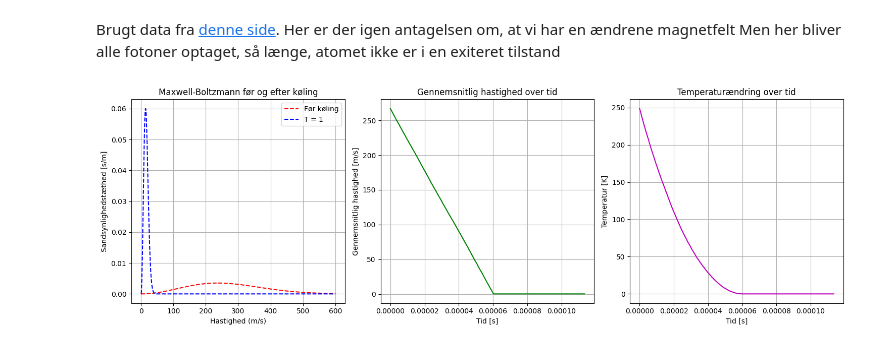
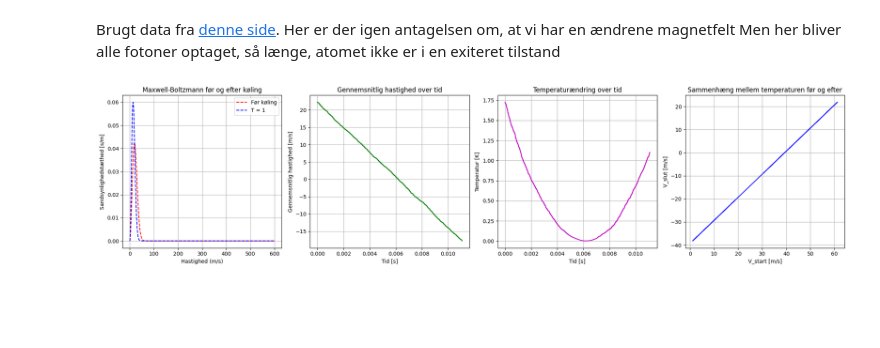
Before and after one commit to madsananhansen/Dopplerk-ling, a Jupyter notebook: Laserkøling.ipynb, the cells around one changed output. Drawn from its saved outputs; the diff is of its cells as text; code cells hidden in the pictures; blank space fills up the shorter version.

```diff
--- a/Laserkøling.ipynb
+++ b/Laserkøling.ipynb
@@ -75,14 +75,17 @@ import matplotlib.pyplot as plt
 # Konstanter
 k_B = 1.38e-23 # Boltzmanns konstant (J/K)
 h = 6.626e-34 # Plancks konstant (J·s)
-hbar = h/2*np.pi # Planks reduceret konstnt (J·s)
+hbar = h/(2*np.pi) # Planks reduceret konstnt (J·s)
 m = 1.443e-25 # Masse af et Rb87 atom (kg)
-T = 21 + 273.15 # Temperatur (K)
+T =  2 # Temperatur (K)
 lambda_laser = 461e-9  # Laserbølgelængde (m)
 c = 3e8 # Lysets hastighed (m/s)
 tau = 2.27e-9 # Levetid i exiterede tilstand (s)
 Gamma = 3.610e7 # Naturlig linjebredde (Hz)
 TD = 146e-6 # Doppler limit (K)
+s0 = 0.1 # Styrken af laseren (enhedløs)
+delta = -Gamma # Detuningen (Hz)
+v_start = np.sqrt((3*k_B*T)/m)
 v_min = np.sqrt((3*k_B*TD)/m)
 
 p_foton = h / lambda_laser  # Bevægelsesmængde af en foton (kg·m/s)
@@ -95,6 +98,8 @@ def maxwell_boltzmann(v, T, m):
 def calculate_temperature(v_atoms):
     return (m * (np.mean(v_atoms)**2) / (3 * k_B))
 
+def calculate_prob(delta):
+    return s0/(1+s0+(2*delta/Gamma)**2)
 
 v_vals = np.linspace(0, 600, 10000)  # Hastighedsinterval i m/s
 prob_vals = maxwell_boltzmann(v_vals, T, m)
@@ -105,65 +110,85 @@ prob_vals /= np.trapezoid(prob_vals, v_vals)  # Normalisering af fordelingen
 v_atoms = np.random.choice(v_vals, size=10000, p=prob_vals/np.sum(prob_vals))
 
 # Iterer kølingsprocessen
-num_steps = 50000
+num_steps = 200000
+start_v = np.array(v_atoms)
+slut_v = np.array(v_atoms)
 mean_v = []
 temperatures = []
 
 for steps in range(num_steps):
-    # Påvirkning fra fotonens bevægelsesmængde
-    Delta_v = p_foton / m  # Hastighedsændring pr. foton
-    v_atoms -= Delta_v  # Ændingen i hastighed ved absorption
 
-    # Tilfældig emission (ensartet i alle retninger)
-    direction = random.choice([-1,1]) # Bestemmer en tilfældig retning, hvor -1 er fremad, og 1 er tilbage
-    if direction == 1:
-        v_atoms -= Delta_v
-    else:
-        v_atoms += Delta_v
+    prob_abs = calculate_prob(delta)
+    if  random.rand(1) <= prob_abs:
+        # Påvirkning fra fotonens bevægelsesmængde
+        Delta_v = p_foton / m  # Hastighedsændring pr. foton
+        v_atoms -= Delta_v  # Ændingen i hastighed ved absorption
 
-    if np.mean(v_atoms) > v_min:
+        # Tilfældig emission (ensartet i alle retninger)
+        direction = random.choice([-1,1]) # Bestemmer en tilfældig retning, hvor -1 er fremad, og 1 er tilbage
+        if direction == 1:
+            v_atoms -= Delta_v
+        else:
+            v_atoms += Delta_v
+
+        for i in range(len(slut_v)):
+            # Jeg tager ikke højde for emission
+            slut_v[i] -= Delta_v
+
         mean_v.append(np.mean(v_atoms))
         temperature = calculate_temperature(v_atoms) # Beregn temperatur
         temperatures.append(temperature)
+
     else:
-        temperatures.append(TD)
-        mean_v.append(v_min)
+        mean_v.append(np.mean(v_atoms))
+        temperature = calculate_temperature(v_atoms) # Beregn temperatur
+        temperatures.append(temperature)
 
-time = np.linspace(0, len(mean_v) * tau, len(mean_v))
+
+
+
+time = np.linspace(0, len(mean_v) * (2/Gamma), len(mean_v))
 
 # Finder Maxwell-Bosemann fordelingen for atomerne ved dens sluttemperatur
 NT = temperatures[-1]
 Nprob_vals = maxwell_boltzmann(v_vals, 1, m)
 Nprob_vals /= np.trapezoid(Nprob_vals, v_vals)  # Normalisering af fordelingen
 #Nprob_vals = Nprob_vals*100 # Omregner til procent
 
 # Plot resultatet
-plt.figure(figsize=(15, 5))
-plt.subplot(1, 3, 1)
+plt.figure(figsize=(20, 5))
+plt.subplot(1, 4, 1)
 # plt.hist(v_atoms, bins=50, density=True, alpha=0.7, color='blue', label='Efter køling')
 plt.plot(v_vals, prob_vals, 'r--', label='Før køling')
 plt.plot(v_vals, Nprob_vals, 'b--', label='T = 1')
 plt.xlabel('Hastighed (m/s)')
 plt.ylabel('Sandsynlighedstæthed [s/m]')
 plt.legend()
 plt.title('Maxwell-Boltzmann før og efter køling')
 plt.grid()
 
-plt.subplot(1, 3, 2)
+plt.subplot(1, 4, 2)
 plt.plot(time, mean_v, 'g-')
 plt.xlabel('Tid [s]')
 plt.ylabel('Gennemsnitlig hastighed [m/s]')
 plt.title('Gennemsnitlig hastighed over tid')
 plt.grid()
 
-plt.subplot(1, 3, 3)
+plt.subplot(1, 4, 3)
 plt.plot(time, temperatures, 'm-')
 plt.xlabel('Tid [s]')
 plt.ylabel('Temperatur [K]')
 plt.title('Temperaturændring over tid')
 plt.grid()
 
+plt.subplot(1, 4, 4)
+plt.plot(start_v, slut_v, 'b-')
+plt.xlabel('V_start [m/s]')
+plt.ylabel('V_slut [m/s]')
+plt.title('Sammenhæng mellem temperaturen før og efter')
+plt.grid()
+
 plt.tight_layout()
 plt.show()
 # %% [output]
-[figure, old version]
+[figure, new version]
```
Also changed, not shown: parts of 1 cell of this notebook.
